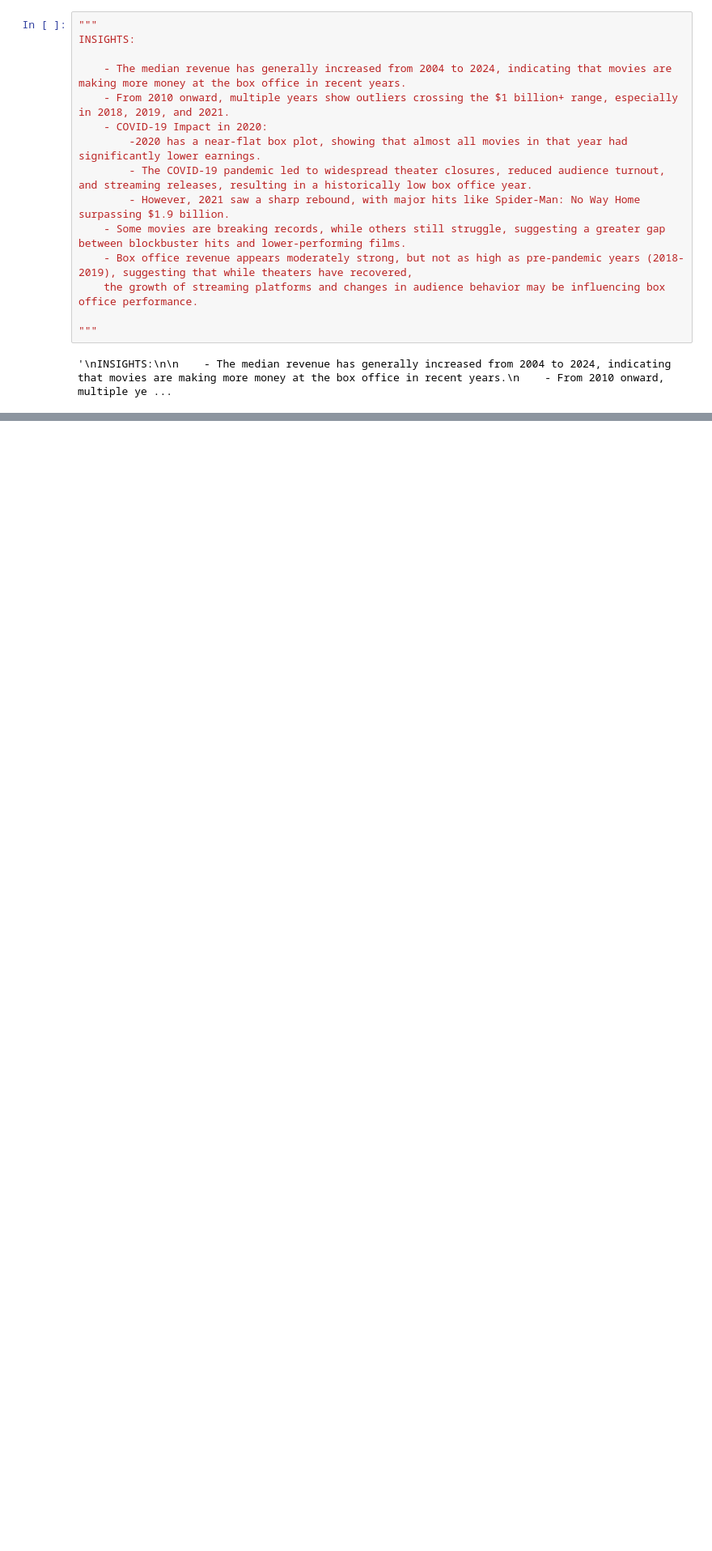
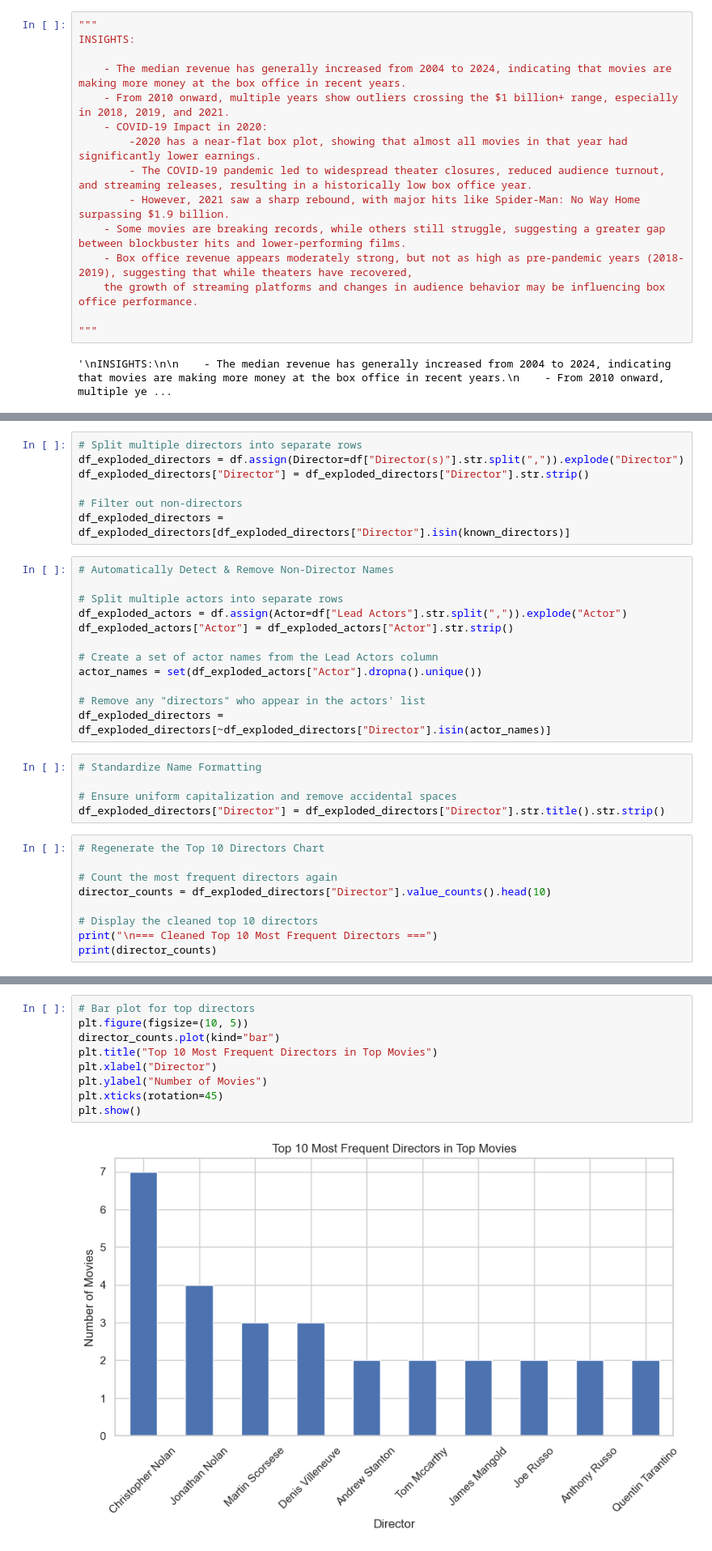
Before and after one commit to BihaniM/-OOP-for-School-Management-System, a Jupyter notebook: IMDB_Analysis.ipynb, the cells around one changed output, grey strips where cells are left out. Shown at 81% size. Saved outputs shown, nothing was run; the diff lists cells and outputs as text; blank space fills up the shorter version.

Commit message:
Q2: Movie and Director Trends and  Analyze how different movie genres have evolved over the years.

```diff
--- a/IMDB_Analysis.ipynb
+++ b/IMDB_Analysis.ipynb
@@ -387,0 +424,33 @@ INSIGHTS:
+# %%
+# Split multiple directors into separate rows
+df_exploded_directors = df.assign(Director=df["Director(s)"].str.split(",")).explode("Director")
+df_exploded_directors["Director"] = df_exploded_directors["Director"].str.strip()
+
+# Filter out non-directors
+df_exploded_directors = df_exploded_directors[df_exploded_directors["Director"].isin(known_directors)]
+# %%
+# Automatically Detect & Remove Non-Director Names
+
+# Split multiple actors into separate rows
+df_exploded_actors = df.assign(Actor=df["Lead Actors"].str.split(",")).explode("Actor")
+df_exploded_actors["Actor"] = df_exploded_actors["Actor"].str.strip()
+
+# Create a set of actor names from the Lead Actors column
+actor_names = set(df_exploded_actors["Actor"].dropna().unique())
+
+# Remove any "directors" who appear in the actors' list
+df_exploded_directors = df_exploded_directors[~df_exploded_directors["Director"].isin(actor_names)]
+# %%
+# Standardize Name Formatting
+
+# Ensure uniform capitalization and remove accidental spaces
+df_exploded_directors["Director"] = df_exploded_directors["Director"].str.title().str.strip()
+# %%
+# Regenerate the Top 10 Directors Chart
+
+# Count the most frequent directors again
+director_counts = df_exploded_directors["Director"].value_counts().head(10)
+
+# Display the cleaned top 10 directors
+print("\n=== Cleaned Top 10 Most Frequent Directors ===")
+print(director_counts)
@@ -387,0 +471,11 @@ INSIGHTS:
+# %%
+# Bar plot for top directors
+plt.figure(figsize=(10, 5))
+director_counts.plot(kind="bar")
+plt.title("Top 10 Most Frequent Directors in Top Movies")
+plt.xlabel("Director")
+plt.ylabel("Number of Movies")
+plt.xticks(rotation=45)
+plt.show()
+# %% [output]
+[figure, added]
```
Also changed, not shown: parts of 30 cells of this notebook.
